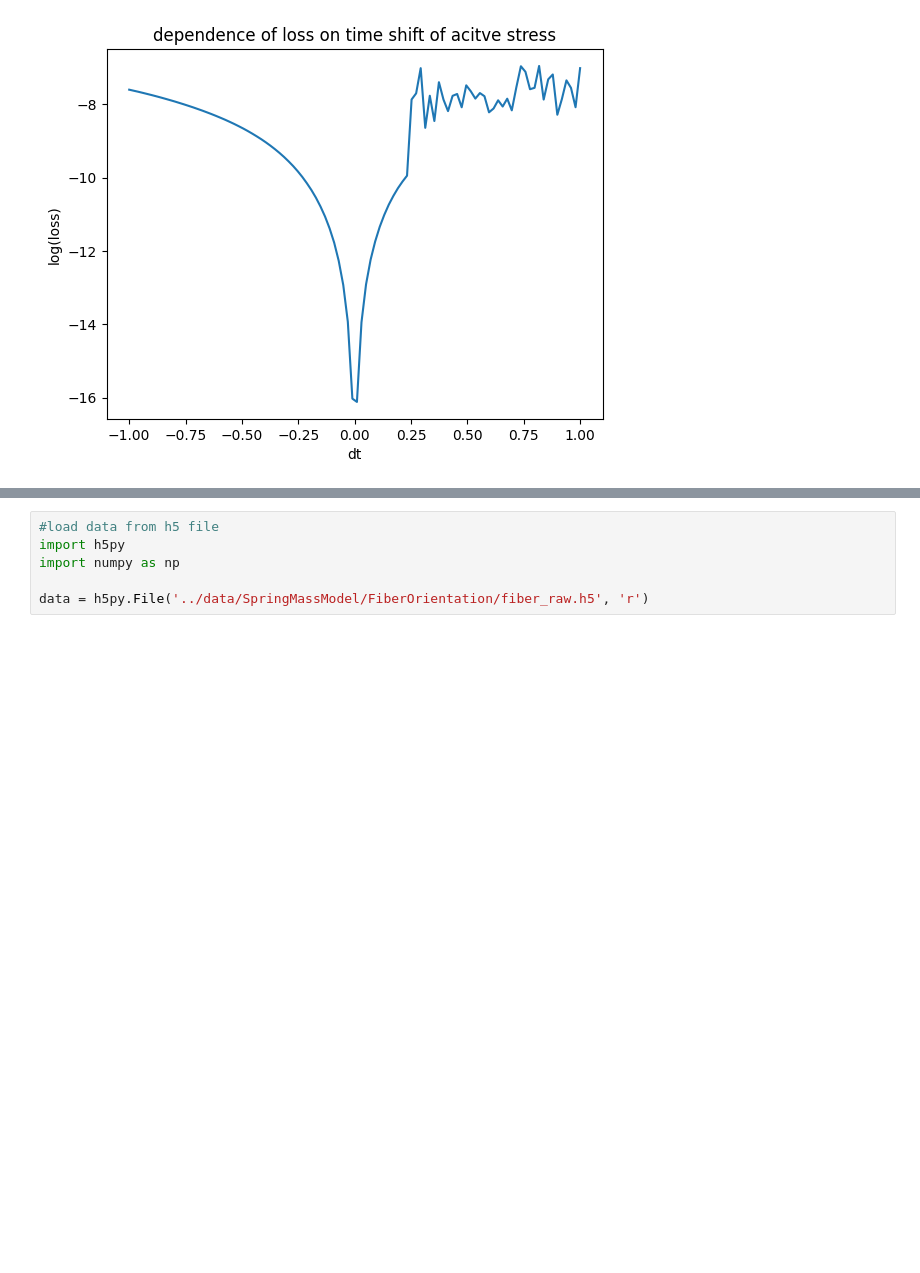
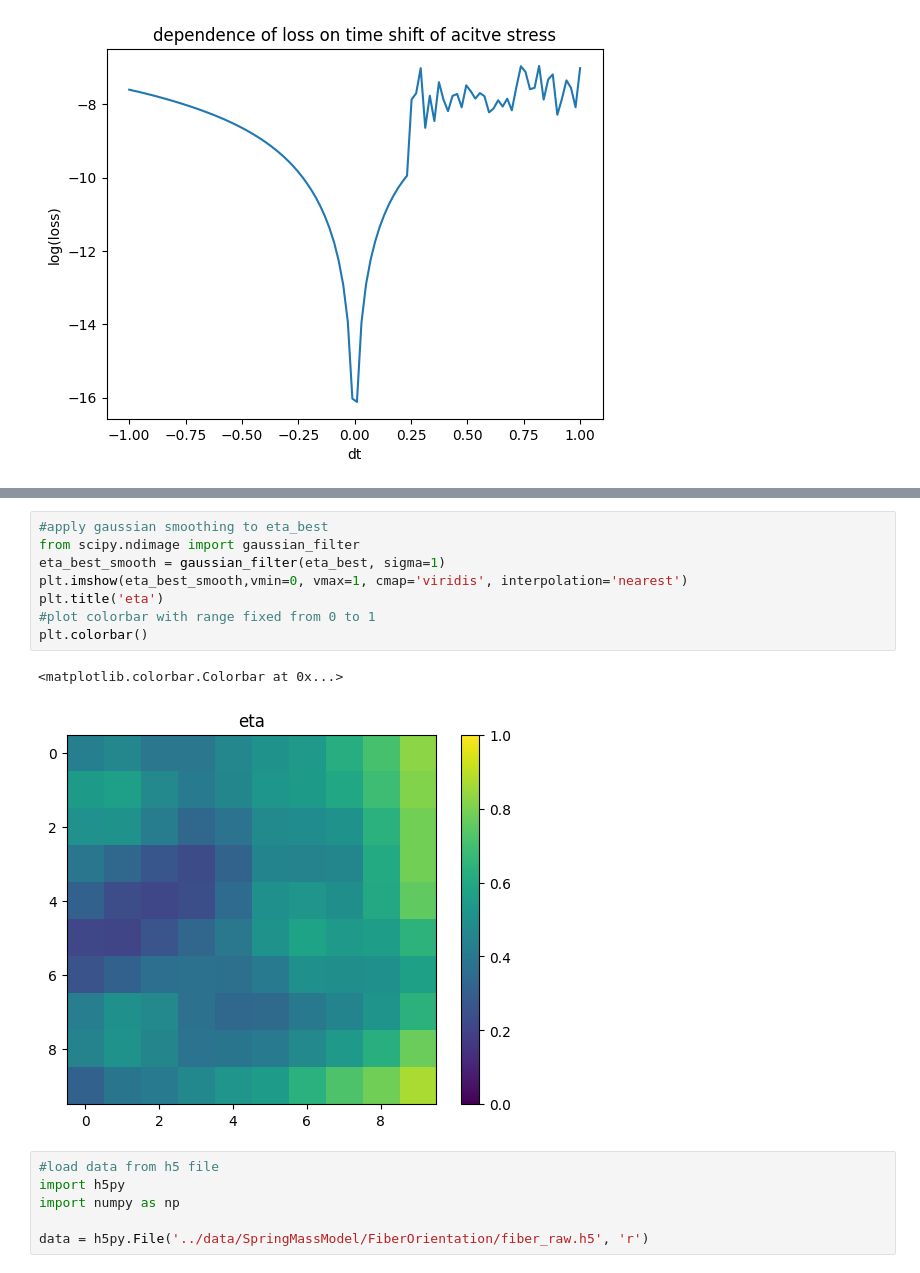
Before and after one commit to LukasBremer/SMM_AdODE_2D, a Jupyter notebook: adode_cluster/SpringMassModel/RunMain.ipynb, the cells around one changed output, grey strips where cells are left out. Saved outputs shown, nothing was run; the diff lists cells and outputs as text; blank space fills up the shorter version.

```diff
--- a/adode_cluster/SpringMassModel/RunMain.ipynb
+++ b/adode_cluster/SpringMassModel/RunMain.ipynb
@@ -65,3 +71,14 @@ plt.colorbar()
+# %%
+#apply gaussian smoothing to eta_best
+from scipy.ndimage import gaussian_filter
+eta_best_smooth = gaussian_filter(eta_best, sigma=1)
+plt.imshow(eta_best_smooth,vmin=0, vmax=1, cmap='viridis', interpolation='nearest')
+plt.title('eta')
+#plot colorbar with range fixed from 0 to 1
+plt.colorbar()
+# %% [output]
+<matplotlib.colorbar.Colorbar at 0x...>
+[figure, added]
 # %%
 #load data from h5 file
 import h5py
```
Also changed, not shown: parts of 5 cells of this notebook, 13 other files.
